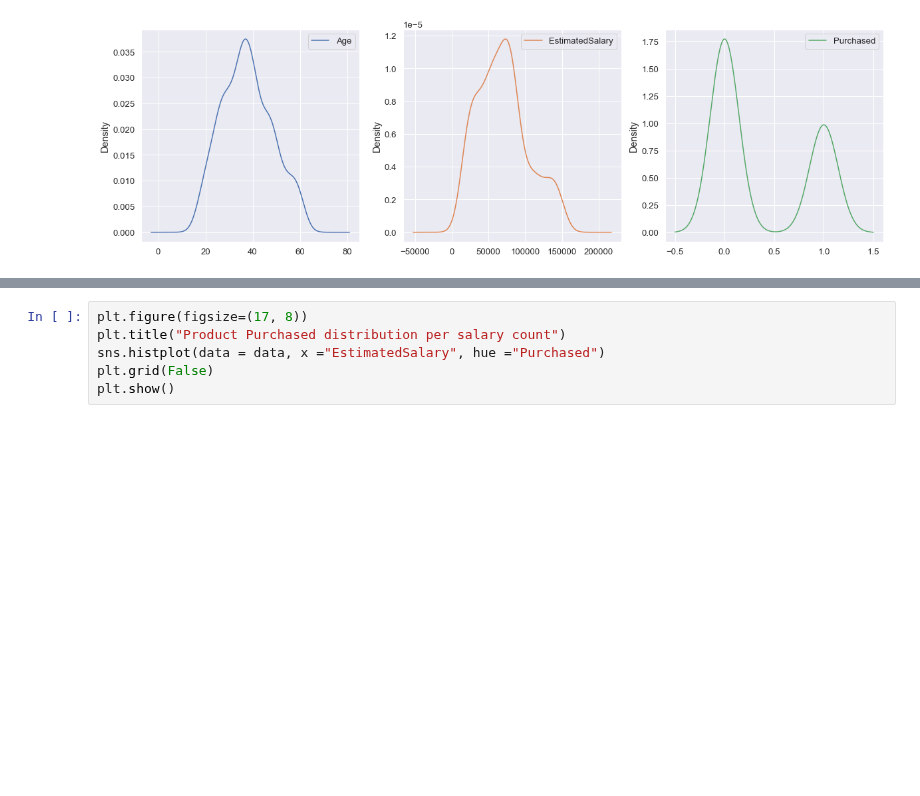
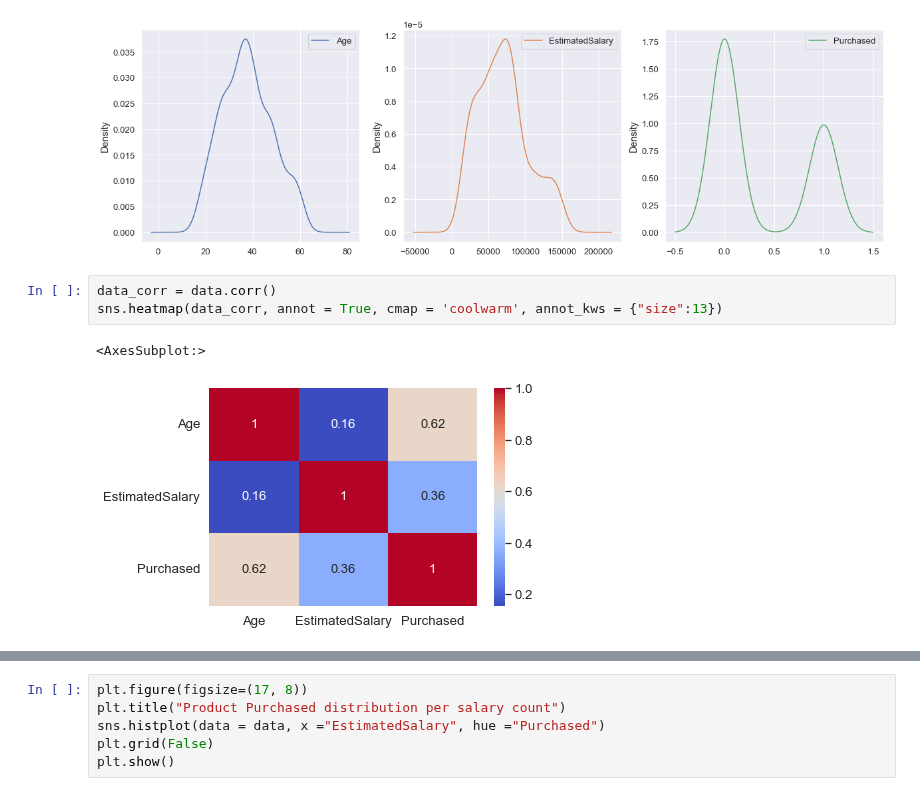
Before and after one commit to franck225-coder/Machine-Learning-project-series, a Jupyter notebook: social media ads analysis/social_media_ads_analysis.ipynb, the cells around one changed output, grey strips where cells are left out. Cells and saved outputs as stored; diff of their text form; blank space fills up the shorter version.

```diff
--- a/social media ads analysis/social_media_ads_analysis.ipynb
+++ b/social media ads analysis/social_media_ads_analysis.ipynb
@@ -60,4 +60,10 @@ array([[<AxesSubplot:ylabel='Density'>, <AxesSubplot:ylabel='Density'>,
        [<AxesSubplot:ylabel='Density'>, <AxesSubplot:ylabel='Density'>,
         <AxesSubplot:ylabel='Density'>]], dtype=object)
 [figure]
+# %%
+data_corr = data.corr()
+sns.heatmap(data_corr, annot = True, cmap = 'coolwarm', annot_kws = {"size":13})
+# %% [output]
+<AxesSubplot:>
+[figure, added]
 # %%
```
Also changed, not shown: parts of 1 cell of this notebook.
